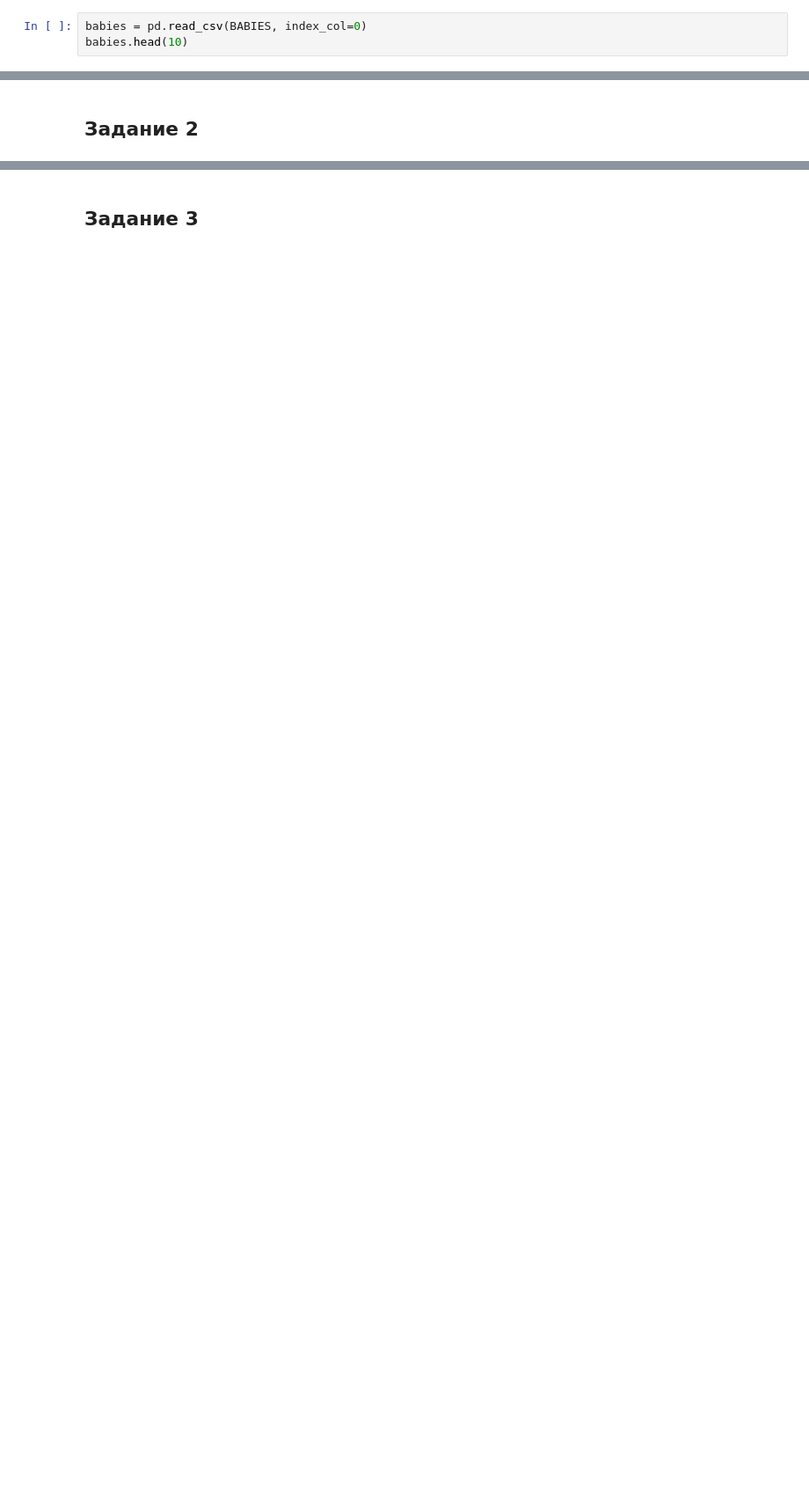
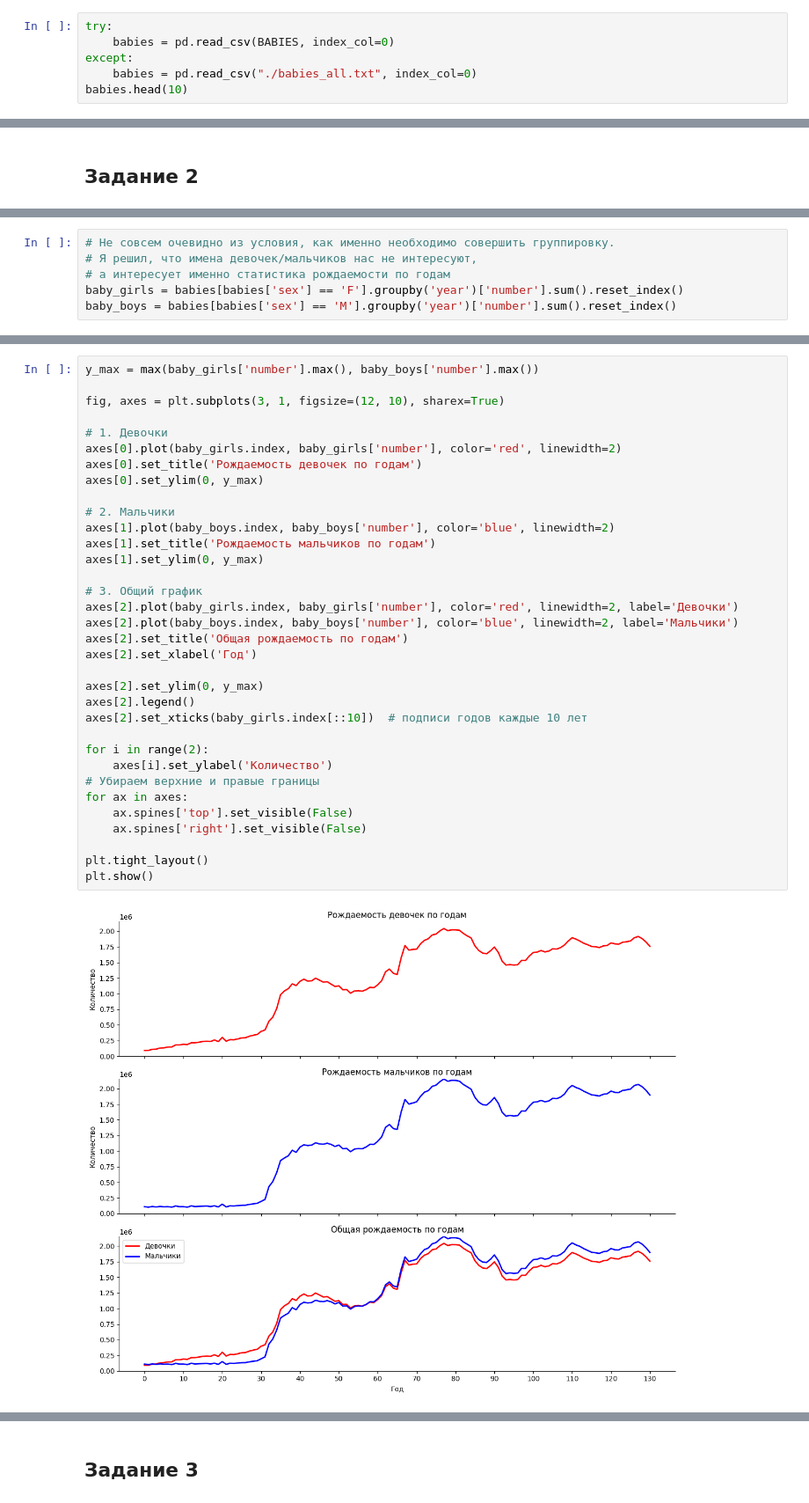
Before and after one commit to Sepulka-droid/Python_for_DE, a Jupyter notebook: task_03_EDA/3_Анализ_данных.ipynb, the cells around one changed output, grey strips where cells are left out. Shown at 88% size. Cells and saved outputs as stored; diff of their text form; blank space fills up the shorter version.

```diff
--- a/task_03_EDA/3_Анализ_данных.ipynb
+++ b/task_03_EDA/3_Анализ_данных.ipynb
@@ -336,7 +335,10 @@ print('Процент "здоровых" женщин, больных диабе
 # %% [markdown]
 Каждое задание в этой части оценивается в 1,15 баллов. Всего за выполнение этой части можно получить 3,45 балла.
 # %%
-babies = pd.read_csv(BABIES, index_col=0)
+try:
+    babies = pd.read_csv(BABIES, index_col=0)
+except:
+    babies = pd.read_csv("./babies_all.txt", index_col=0)
 babies.head(10)
 # %% [output]
 |  | name | sex | number | year |
@@ -372,0 +395,6 @@ babies.head(10)
+# %%
+# Не совсем очевидно из условия, как именно необходимо совершить группировку.
+# Я решил, что имена девочек/мальчиков нас не интересуют,
+# а интересует именно статистика рождаемости по годам
+baby_girls = babies[babies['sex'] == 'F'].groupby('year')['number'].sum().reset_index()
+baby_boys = babies[babies['sex'] == 'M'].groupby('year')['number'].sum().reset_index()
@@ -388,0 +431,36 @@ babies.head(10)
+# %%
+y_max = max(baby_girls['number'].max(), baby_boys['number'].max())
+
+fig, axes = plt.subplots(3, 1, figsize=(12, 10), sharex=True)
+
+# 1. Девочки
+axes[0].plot(baby_girls.index, baby_girls['number'], color='red', linewidth=2)
+axes[0].set_title('Рождаемость девочек по годам')
+axes[0].set_ylim(0, y_max)
+
+# 2. Мальчики
+axes[1].plot(baby_boys.index, baby_boys['number'], color='blue', linewidth=2)
+axes[1].set_title('Рождаемость мальчиков по годам')
+axes[1].set_ylim(0, y_max)
+
+# 3. Общий график
+axes[2].plot(baby_girls.index, baby_girls['number'], color='red', linewidth=2, label='Девочки')
+axes[2].plot(baby_boys.index, baby_boys['number'], color='blue', linewidth=2, label='Мальчики')
+axes[2].set_title('Общая рождаемость по годам')
+axes[2].set_xlabel('Год')
+
+axes[2].set_ylim(0, y_max)
+axes[2].legend()
+axes[2].set_xticks(baby_girls.index[::10])  # подписи годов каждые 10 лет
+
+for i in range(2):
+    axes[i].set_ylabel('Количество')
+# Убираем верхние и правые границы
+for ax in axes:
+    ax.spines['top'].set_visible(False)
+    ax.spines['right'].set_visible(False)
+
+plt.tight_layout()
+plt.show()
+# %% [output]
+[figure, added]
```
Also changed, not shown: parts of 49 cells of this notebook, 1 other file.
